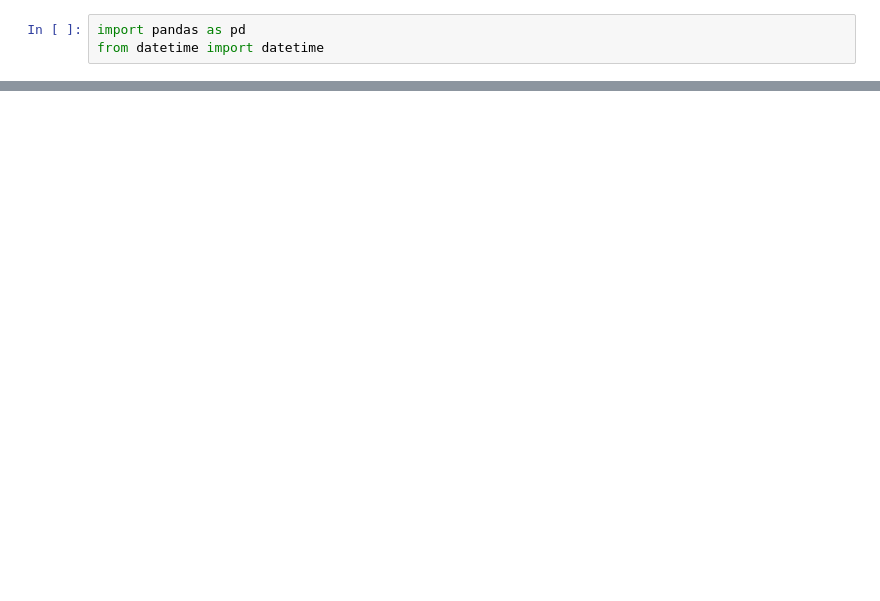
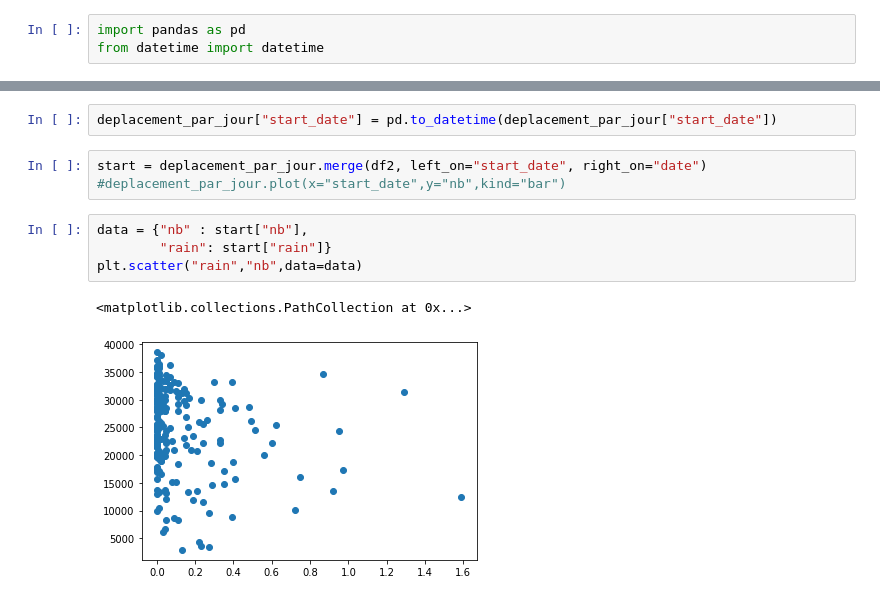
Before and after one commit to LucasScellos/bixi-visualization, a Jupyter notebook: meteo_prediciton.ipynb, the cells around one changed output, grey strips where cells are left out. Cells and saved outputs as stored; diff of their text form; blank space fills up the shorter version.

```diff
--- a/meteo_prediciton.ipynb
+++ b/meteo_prediciton.ipynb
@@ -92,0 +113,12 @@ df
+# %%
+deplacement_par_jour["start_date"] = pd.to_datetime(deplacement_par_jour["start_date"])
+# %%
+start = deplacement_par_jour.merge(df2, left_on="start_date", right_on="date")
+#deplacement_par_jour.plot(x="start_date",y="nb",kind="bar")
+# %%
+data = {"nb" : start["nb"],
+        "rain": start["rain"]}
+plt.scatter("rain","nb",data=data)
+# %% [output]
+<matplotlib.collections.PathCollection at 0x...>
+[figure, added]
```
Also changed, not shown: parts of 20 cells of this notebook.
